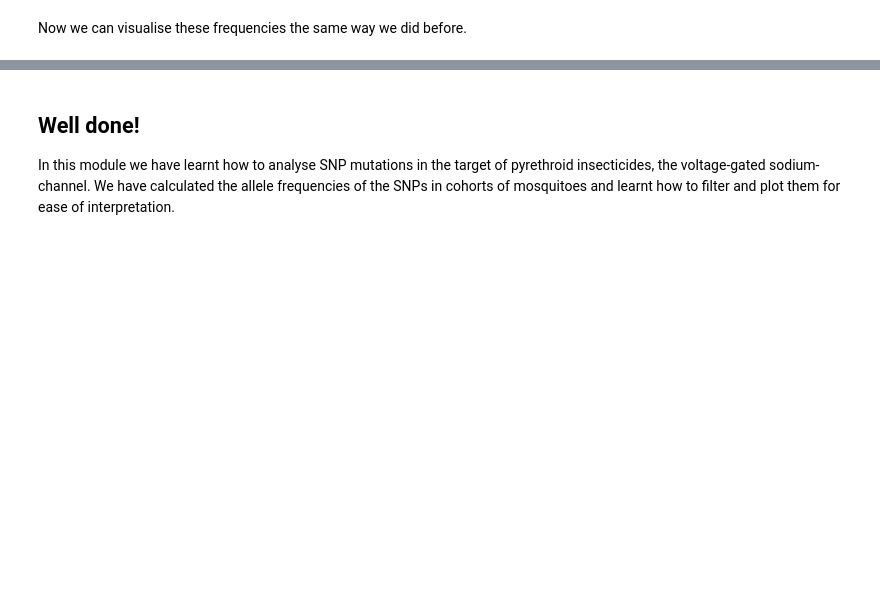
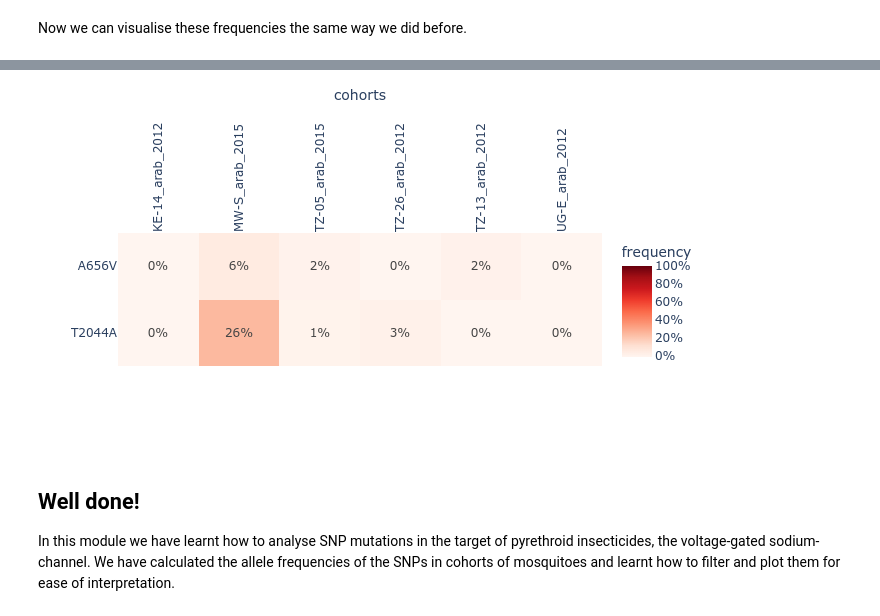
Before and after one commit to anopheles-genomic-surveillance/anopheles-genomic-surveillance.github.io, a Jupyter notebook: docs/workshop-1/module-4-vgsc-snps.ipynb, the cells around one changed output, grey strips where cells are left out. Drawn from its saved outputs; the diff is of its cells as text; code cells hidden in the pictures; blank space fills up the shorter version.

Commit message:
add sample_query example

```diff
--- a/docs/workshop-1/module-4-vgsc-snps.ipynb
+++ b/docs/workshop-1/module-4-vgsc-snps.ipynb
@@ -402,3 +408,14 @@ ag3.plot_frequencies_heatmap(aa_filt_df, width=600)
+# %%
+aa_arab_freqs_df = ag3.aa_allele_frequencies(
+    transcript=transcript,
+    cohorts=cohorts,
+    sample_sets="3.0",
+    sample_query="taxon == 'arabiensis'",
+)
+aa_arab_freqs_df = aa_arab_freqs_df.query("max_af > 0.05")
+ag3.plot_frequencies_heatmap(aa_arab_freqs_df, width=600)
+# %% [output]
+[figure, added]
 # %% [markdown]
 ## Well done!
 
```
Also changed, not shown: parts of 3 cells of this notebook.
